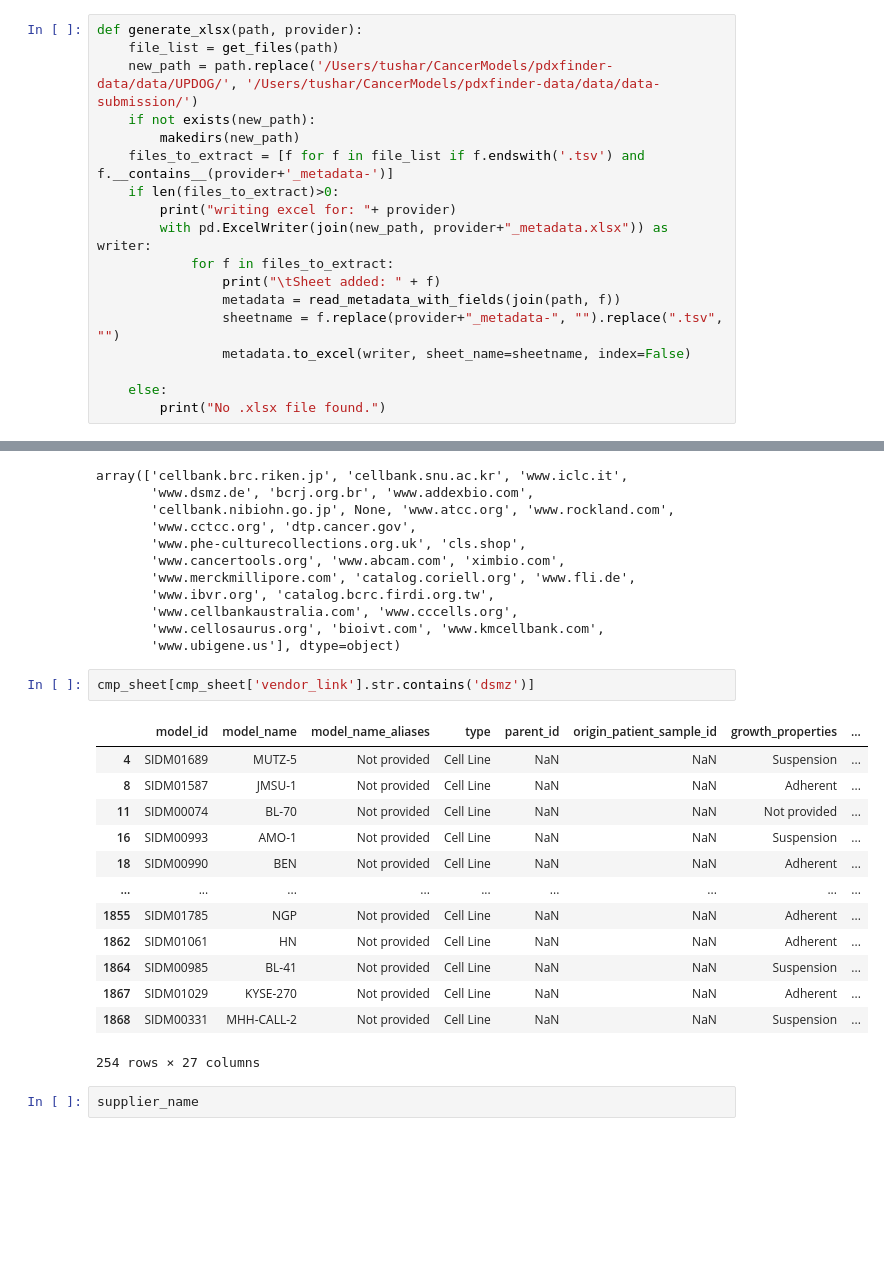
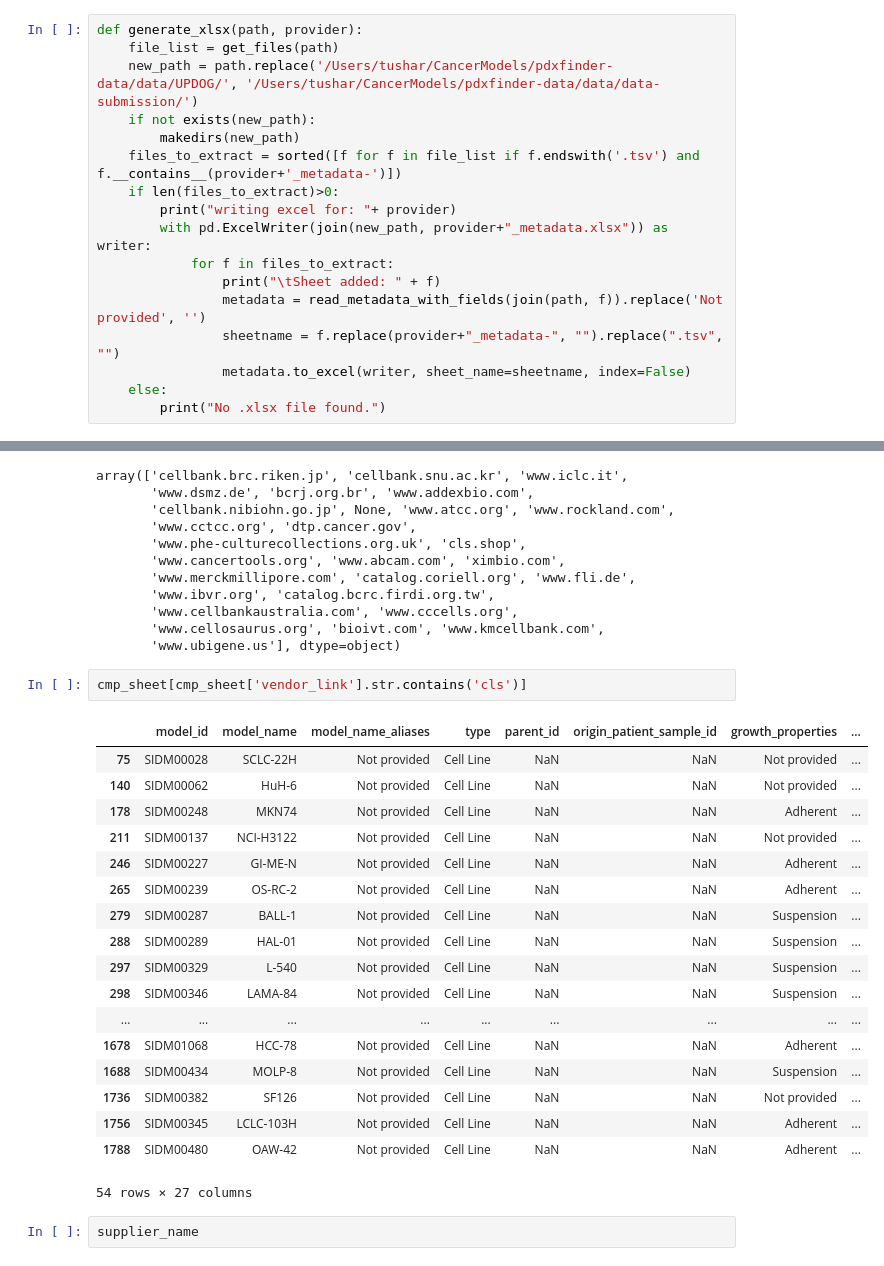
Before and after one commit to PDCMFinder/PdcmDataTransformers, a Jupyter notebook: Clean-up-scripts/Data_cleanup.ipynb, the cells around one changed output, grey strips where cells are left out. Drawn from its saved outputs; the diff is of its cells as text; blank space fills up the shorter version.

```diff
--- a/Clean-up-scripts/Data_cleanup.ipynb
+++ b/Clean-up-scripts/Data_cleanup.ipynb
@@ -46,16 +46,15 @@ def generate_xlsx(path, provider):
     new_path = path.replace('/Users/tushar/CancerModels/pdxfinder-data/data/UPDOG/', '/Users/tushar/CancerModels/pdxfinder-data/data/data-submission/')
     if not exists(new_path):
         makedirs(new_path)
-    files_to_extract = [f for f in file_list if f.endswith('.tsv') and f.__contains__(provider+'_metadata-')]
+    files_to_extract = sorted([f for f in file_list if f.endswith('.tsv') and f.__contains__(provider+'_metadata-')])
     if len(files_to_extract)>0:
         print("writing excel for: "+ provider)
         with pd.ExcelWriter(join(new_path, provider+"_metadata.xlsx")) as writer:
             for f in files_to_extract:
                 print("\tSheet added: " + f)
-                metadata = read_metadata_with_fields(join(path, f))
+                metadata = read_metadata_with_fields(join(path, f)).replace('Not provided', '')
                 sheetname = f.replace(provider+"_metadata-", "").replace(".tsv", "")
                 metadata.to_excel(writer, sheet_name=sheetname, index=False)
-
     else:
         print("No .xlsx file found.")
 # %%
@@ -1820,21 +1843,26 @@ array(['cellbank.brc.riken.jp', 'cellbank.snu.ac.kr', 'www.iclc.it',
        'www.cellosaurus.org', 'bioivt.com', 'www.kmcellbank.com',
        'www.ubigene.us'], dtype=object)
 # %%
-cmp_sheet[cmp_sheet['vendor_link'].str.contains('dsmz')]
+cmp_sheet[cmp_sheet['vendor_link'].str.contains('cls')]
 # %% [output]
 |  | model_id | model_name | model_name_aliases | type | parent_id | origin_patient_sample_id | growth_properties | ... |
-| 4 | SIDM01689 | MUTZ-5 | Not provided | Cell Line | NaN | NaN | Suspension | ... |
-| 8 | SIDM01587 | JMSU-1 | Not provided | Cell Line | NaN | NaN | Adherent | ... |
-| 11 | SIDM00074 | BL-70 | Not provided | Cell Line | NaN | NaN | Not provided | ... |
-| 16 | SIDM00993 | AMO-1 | Not provided | Cell Line | NaN | NaN | Suspension | ... |
-| 18 | SIDM00990 | BEN | Not provided | Cell Line | NaN | NaN | Adherent | ... |
+| 75 | SIDM00028 | SCLC-22H | Not provided | Cell Line | NaN | NaN | Not provided | ... |
+| 140 | SIDM00062 | HuH-6 | Not provided | Cell Line | NaN | NaN | Not provided | ... |
+| 178 | SIDM00248 | MKN74 | Not provided | Cell Line | NaN | NaN | Adherent | ... |
+| 211 | SIDM00137 | NCI-H3122 | Not provided | Cell Line | NaN | NaN | Not provided | ... |
+| 246 | SIDM00227 | GI-ME-N | Not provided | Cell Line | NaN | NaN | Adherent | ... |
+| 265 | SIDM00239 | OS-RC-2 | Not provided | Cell Line | NaN | NaN | Adherent | ... |
+| 279 | SIDM00287 | BALL-1 | Not provided | Cell Line | NaN | NaN | Suspension | ... |
+| 288 | SIDM00289 | HAL-01 | Not provided | Cell Line | NaN | NaN | Suspension | ... |
+| 297 | SIDM00329 | L-540 | Not provided | Cell Line | NaN | NaN | Suspension | ... |
+| 298 | SIDM00346 | LAMA-84 | Not provided | Cell Line | NaN | NaN | Suspension | ... |
 | ... | ... | ... | ... | ... | ... | ... | ... | ... |
-| 1855 | SIDM01785 | NGP | Not provided | Cell Line | NaN | NaN | Adherent | ... |
-| 1862 | SIDM01061 | HN | Not provided | Cell Line | NaN | NaN | Adherent | ... |
-| 1864 | SIDM00985 | BL-41 | Not provided | Cell Line | NaN | NaN | Suspension | ... |
-| 1867 | SIDM01029 | KYSE-270 | Not provided | Cell Line | NaN | NaN | Adherent | ... |
-| 1868 | SIDM00331 | MHH-CALL-2 | Not provided | Cell Line | NaN | NaN | Suspension | ... |
+| 1678 | SIDM01068 | HCC-78 | Not provided | Cell Line | NaN | NaN | Adherent | ... |
+| 1688 | SIDM00434 | MOLP-8 | Not provided | Cell Line | NaN | NaN | Suspension | ... |
+| 1736 | SIDM00382 | SF126 | Not provided | Cell Line | NaN | NaN | Not provided | ... |
+| 1756 | SIDM00345 | LCLC-103H | Not provided | Cell Line | NaN | NaN | Adherent | ... |
+| 1788 | SIDM00480 | OAW-42 | Not provided | Cell Line | NaN | NaN | Adherent | ... |
-254 rows × 27 columns
+54 rows × 27 columns
 # %%
 supplier_name
 # %% [output]
```
Also changed, not shown: parts of 33 cells of this notebook, 18 other files.
